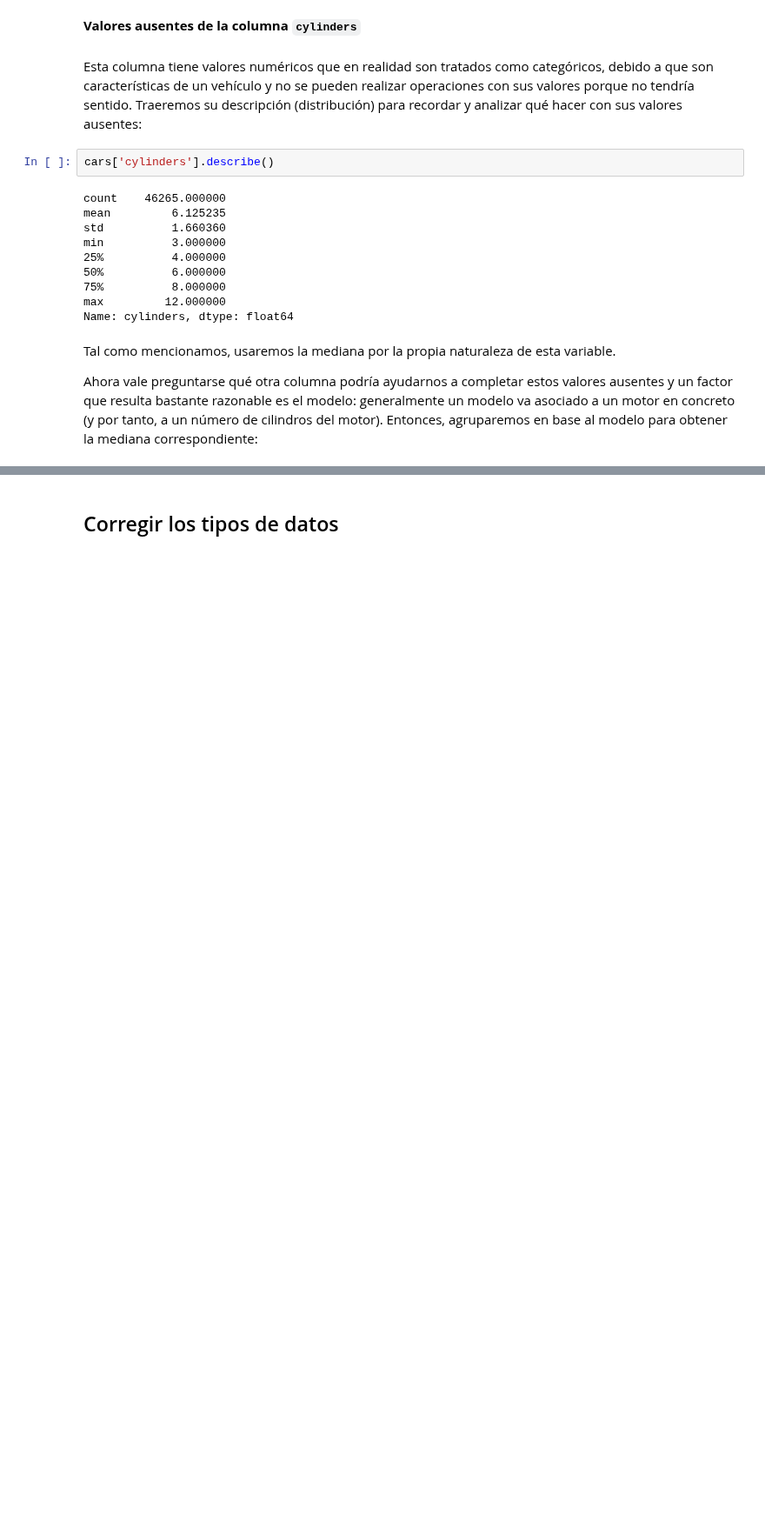
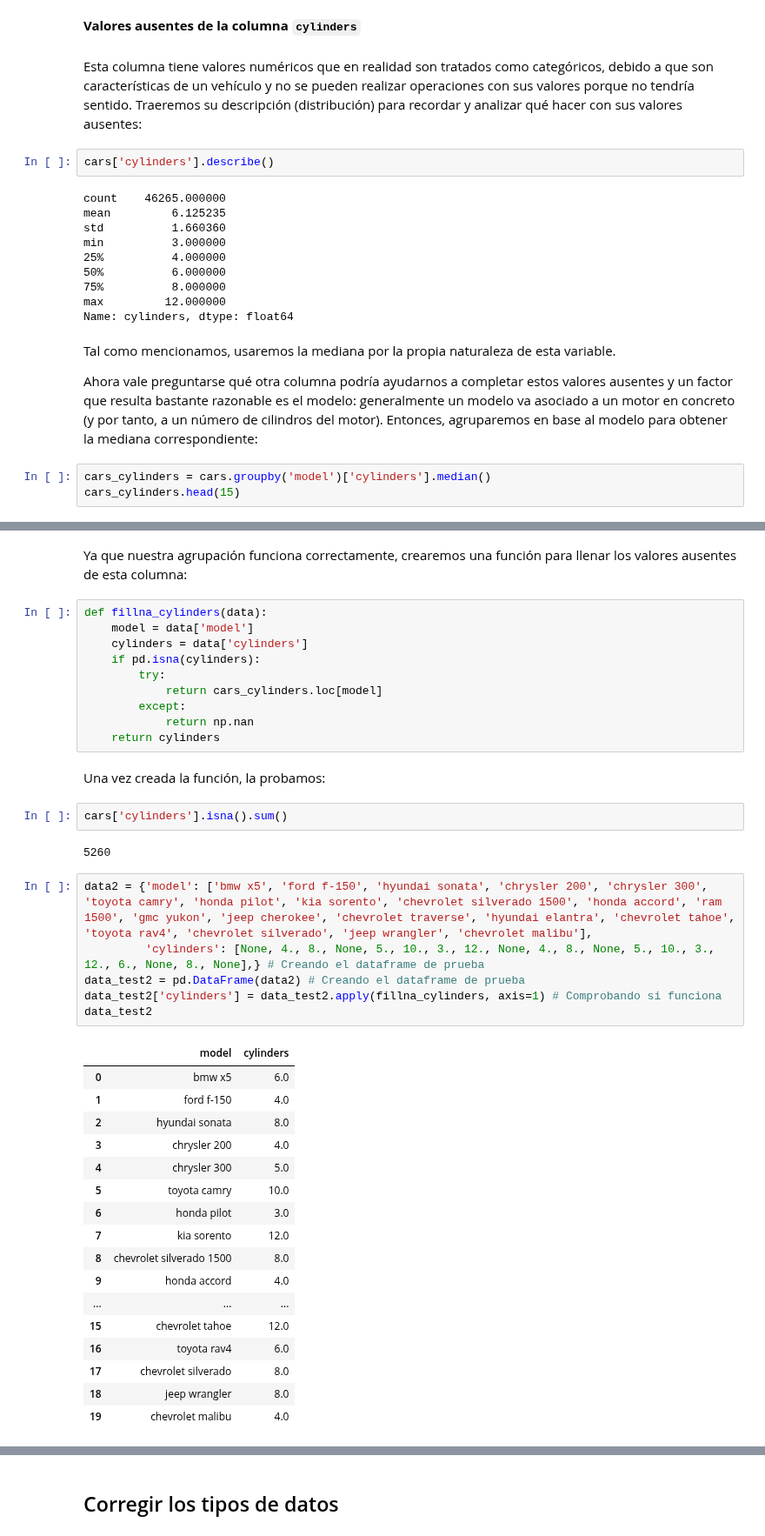
Before and after one commit to ChristianMartinezCaceres/Practicum-portfolio, a Jupyter notebook: 03_vehicle_price_Analysis/vehicle_price_analysis_notebook.ipynb, the cells around one changed output, grey strips where cells are left out. Shown at 87% size. Drawn from its saved outputs; the diff is of its cells as text; blank space fills up the shorter version.

```diff
--- a/03_vehicle_price_Analysis/vehicle_price_analysis_notebook.ipynb
+++ b/03_vehicle_price_Analysis/vehicle_price_analysis_notebook.ipynb
@@ -541,3 +541,6 @@ Name: cylinders, dtype: float64
 Tal como mencionamos, usaremos la mediana por la propia naturaleza de esta variable.
 
 Ahora vale preguntarse qué otra columna podría ayudarnos a completar estos valores ausentes y un factor que resulta bastante razonable es el modelo: generalmente un modelo va asociado a un motor en concreto (y por tanto, a un número de cilindros del motor). Entonces, agruparemos en base al modelo para obtener la mediana correspondiente:
+# %%
+cars_cylinders = cars.groupby('model')['cylinders'].median()
+cars_cylinders.head(15)
@@ -543,0 +565,42 @@ Ahora vale preguntarse qué otra columna podría ayudarnos a completar estos val
+# %% [markdown]
+Ya que nuestra agrupación funciona correctamente, crearemos una función para llenar los valores ausentes de esta columna:
+# %%
+def fillna_cylinders(data):
+    model = data['model']
+    cylinders = data['cylinders']
+    if pd.isna(cylinders):
+        try:
+            return cars_cylinders.loc[model]
+        except:
+            return np.nan
+    return cylinders
+# %% [markdown]
+Una vez creada la función, la probamos:
+# %%
+cars['cylinders'].isna().sum()
+# %% [output]
+5260
+# %%
+data2 = {'model': ['bmw x5', 'ford f-150', 'hyundai sonata', 'chrysler 200', 'chrysler 300', 'toyota camry', 'honda pilot', 'kia sorento', 'chevrolet silverado 1500', 'honda accord', 'ram 1500', 'gmc yukon', 'jeep cherokee', 'chevrolet traverse', 'hyundai elantra', 'chevrolet tahoe', 'toyota rav4', 'chevrolet silverado', 'jeep wrangler', 'chevrolet malibu'],
+         'cylinders': [None, 4., 8., None, 5., 10., 3., 12., None, 4., 8., None, 5., 10., 3., 12., 6., None, 8., None],} # Creando el dataframe de prueba
+data_test2 = pd.DataFrame(data2) # Creando el dataframe de prueba
+data_test2['cylinders'] = data_test2.apply(fillna_cylinders, axis=1) # Comprobando si funciona
+data_test2
+# %% [output]
+|  | model | cylinders |
+| 0 | bmw x5 | 6.0 |
+| 1 | ford f-150 | 4.0 |
+| 2 | hyundai sonata | 8.0 |
+| 3 | chrysler 200 | 4.0 |
+| 4 | chrysler 300 | 5.0 |
+| 5 | toyota camry | 10.0 |
+| 6 | honda pilot | 3.0 |
+| 7 | kia sorento | 12.0 |
+| 8 | chevrolet silverado 1500 | 8.0 |
+| 9 | honda accord | 4.0 |
+| ... | ... | ... |
+| 15 | chevrolet tahoe | 12.0 |
+| 16 | toyota rav4 | 6.0 |
+| 17 | chevrolet silverado | 8.0 |
+| 18 | jeep wrangler | 8.0 |
+| 19 | chevrolet malibu | 4.0 |
```
Also changed, not shown: parts of 35 cells of this notebook.
